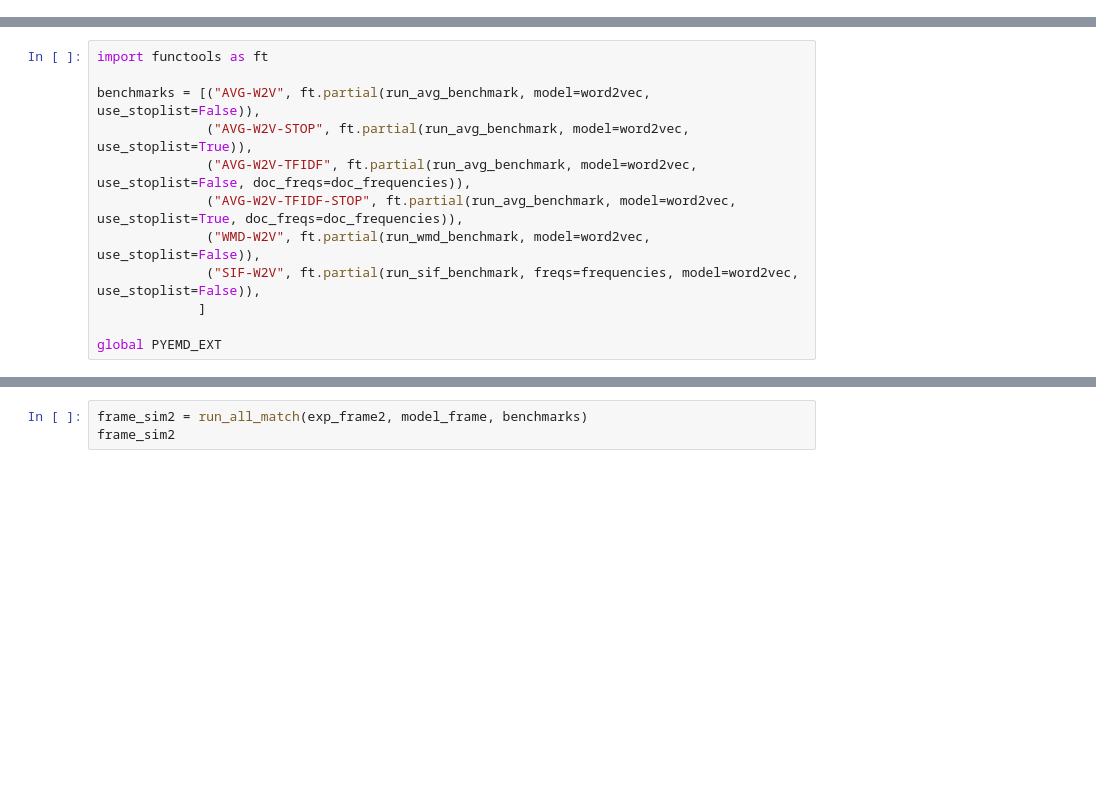
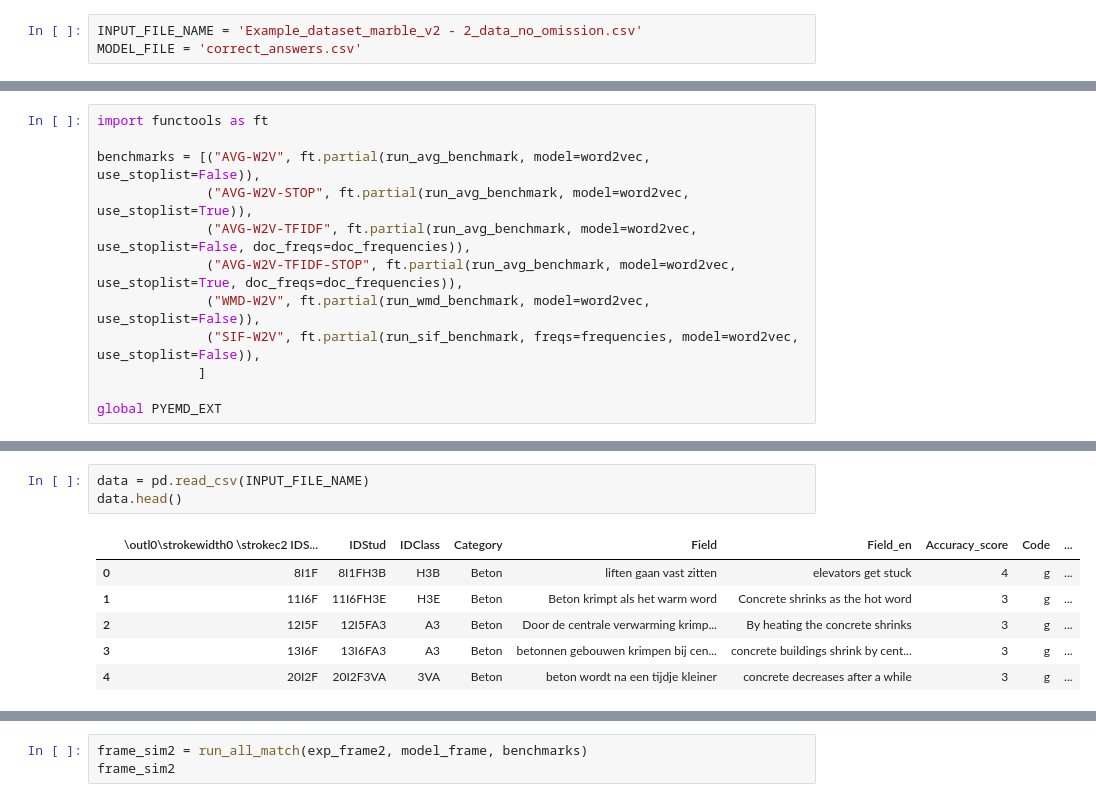
Before and after one commit to karolski/NLP-automated-diagram-grader, a Jupyter notebook: A_measure_sentence_similarity.ipynb, the cells around one changed output, grey strips where cells are left out. Cells and saved outputs as stored; diff of their text form; blank space fills up the shorter version.

```diff
--- a/A_measure_sentence_similarity.ipynb
+++ b/A_measure_sentence_similarity.ipynb
@@ -4,0 +10,3 @@ Word embeddings have become widespread in Natural Language Processing. They allo
+# %%
+INPUT_FILE_NAME = 'Example_dataset_marble_v2 - 2_data_no_omission.csv'
+MODEL_FILE = 'correct_answers.csv'
@@ -230,0 +224,10 @@ data = pd.read_csv('Example_dataset_marble_v2 - 2_data_no_omission.csv')
+# %%
+data = pd.read_csv(INPUT_FILE_NAME)
+data.head()
+# %% [output]
+|  | \outl0\strokewidth0 \strokec2 IDS... | IDStud | IDClass | Category | Field | Field_en | Accuracy_score | Code | ... |
+| 0 | 8I1F | 8I1FH3B | H3B | Beton | liften gaan vast zitten | elevators get stuck | 4 | g | ... |
+| 1 | 11I6F | 11I6FH3E | H3E | Beton | Beton krimpt als het warm word | Concrete shrinks as the hot word | 3 | g | ... |
+| 2 | 12I5F | 12I5FA3 | A3 | Beton | Door de centrale verwarming krimp... | By heating the concrete shrinks | 3 | g | ... |
+| 3 | 13I6F | 13I6FA3 | A3 | Beton | betonnen gebouwen krimpen bij cen... | concrete buildings shrink by cent... | 3 | g | ... |
+| 4 | 20I2F | 20I2F3VA | 3VA | Beton | beton wordt na een tijdje kleiner | concrete decreases after a while | 3 | g | ... |
```
Also changed, not shown: parts of 26 cells of this notebook, 3 other files.
